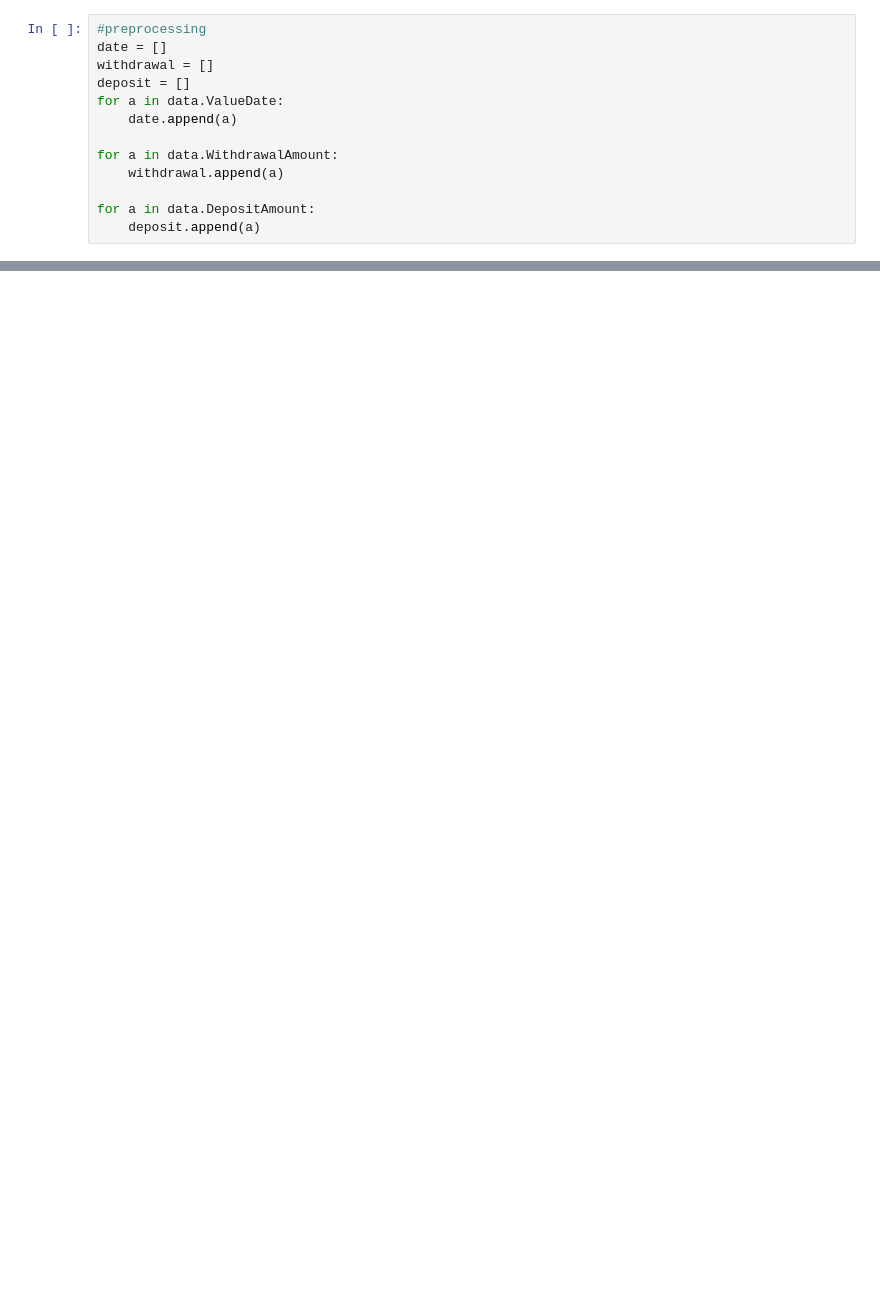
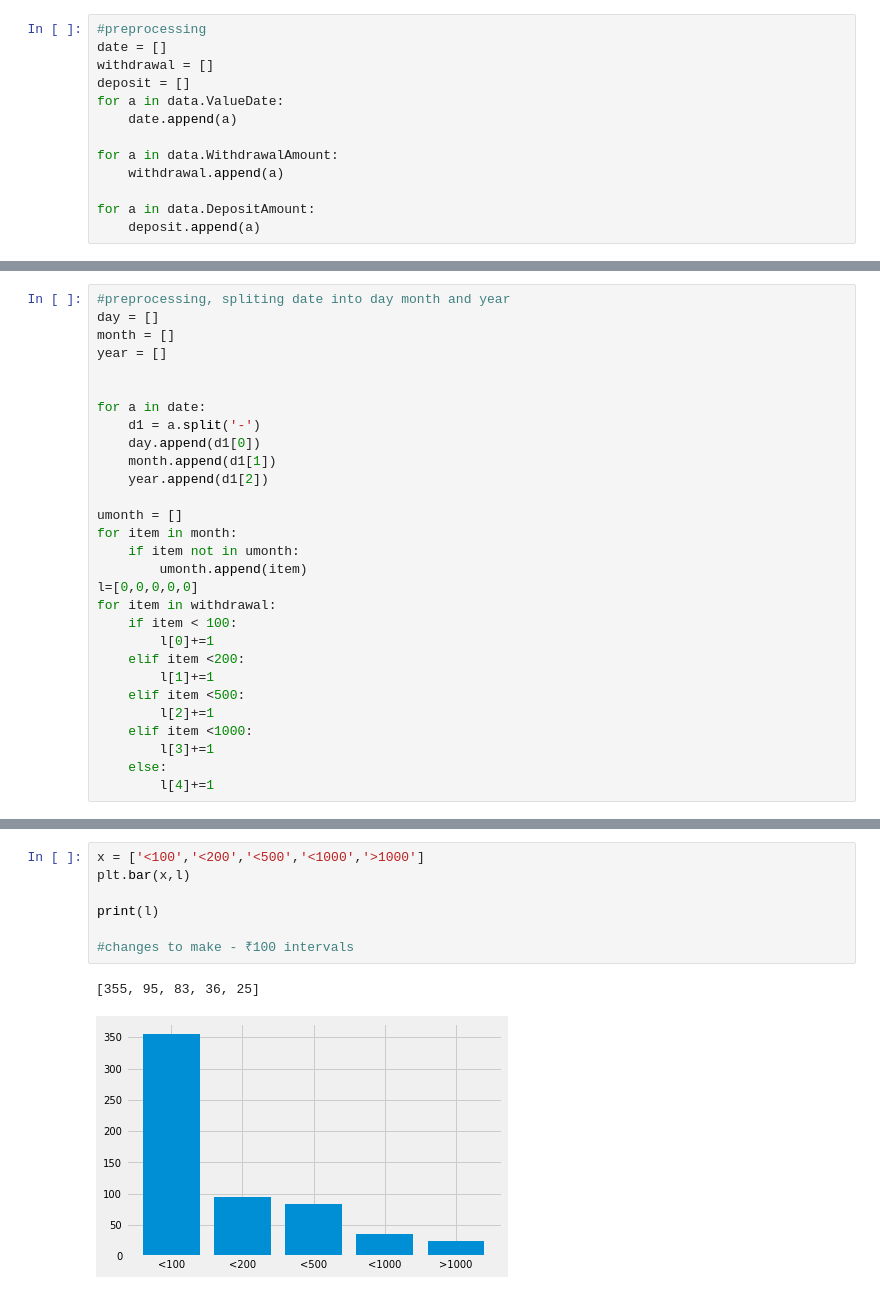
Before and after one commit to KushGrandhi/expense-tracker, a Jupyter notebook: graphs.ipynb, the cells around one changed output, grey strips where cells are left out. Saved outputs shown, nothing was run; the diff lists cells and outputs as text; blank space fills up the shorter version.

```diff
--- a/graphs.ipynb
+++ b/graphs.ipynb
@@ -82,0 +62,29 @@ Name: WithdrawalAmount, dtype: float64
+# %%
+#preprocessing, spliting date into day month and year
+day = []
+month = []
+year = []
+
+
+for a in date:
+    d1 = a.split('-')
+    day.append(d1[0])
+    month.append(d1[1])
+    year.append(d1[2])
+
+umonth = []
+for item in month:
+    if item not in umonth:
+        umonth.append(item)
+l=[0,0,0,0,0]
+for item in withdrawal:
+    if item < 100:
+        l[0]+=1
+    elif item <200:
+        l[1]+=1
+    elif item <500:
+        l[2]+=1
+    elif item <1000:
+        l[3]+=1
+    else:
+        l[4]+=1
@@ -100,0 +122,10 @@ plt.rc('ytick', labelsize=10)
+# %%
+x = ['<100','<200','<500','<1000','>1000']
+plt.bar(x,l)
+
+print(l)
+
+#changes to make - ₹100 intervals
+# %% [output]
+[355, 95, 83, 36, 25]
+[figure, added]
```
Also changed, not shown: parts of 8 cells of this notebook.
